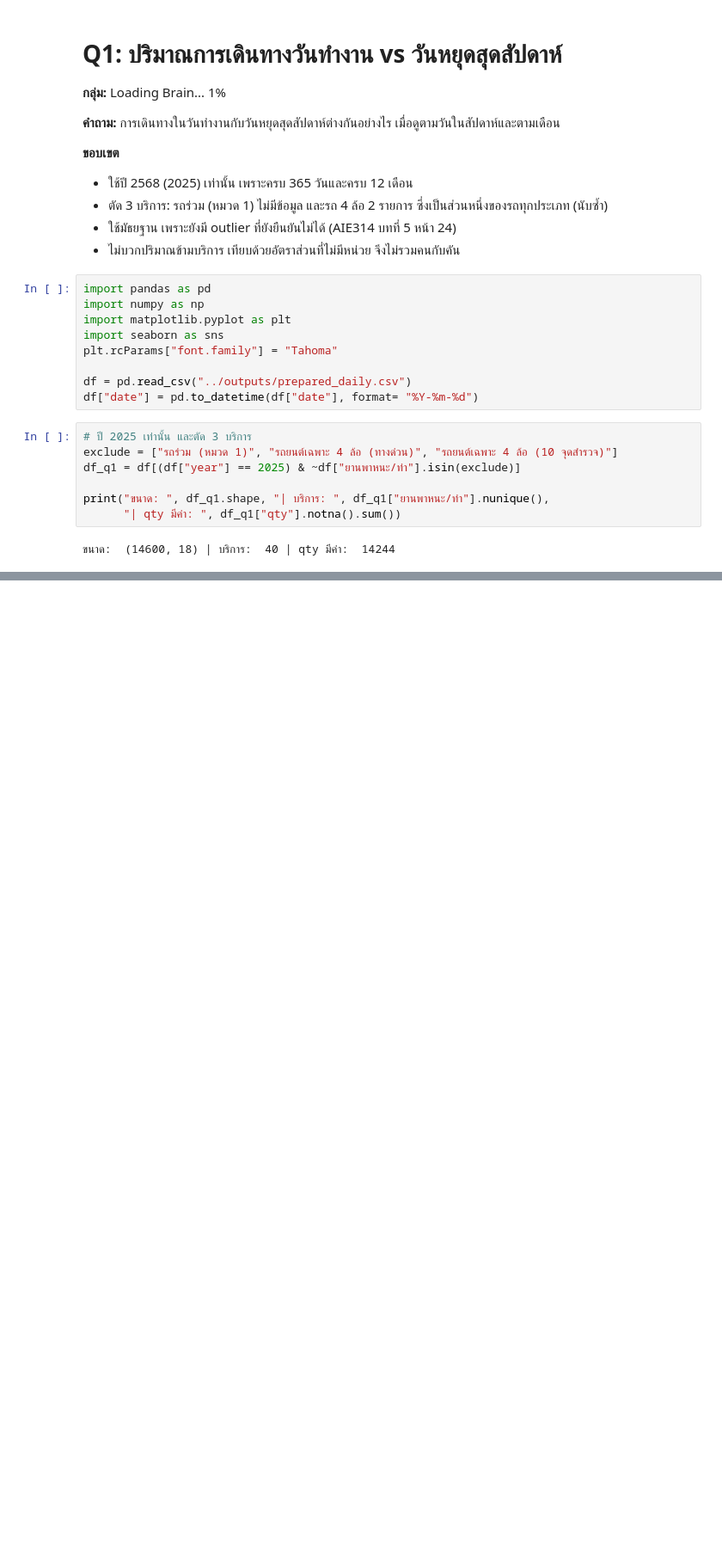
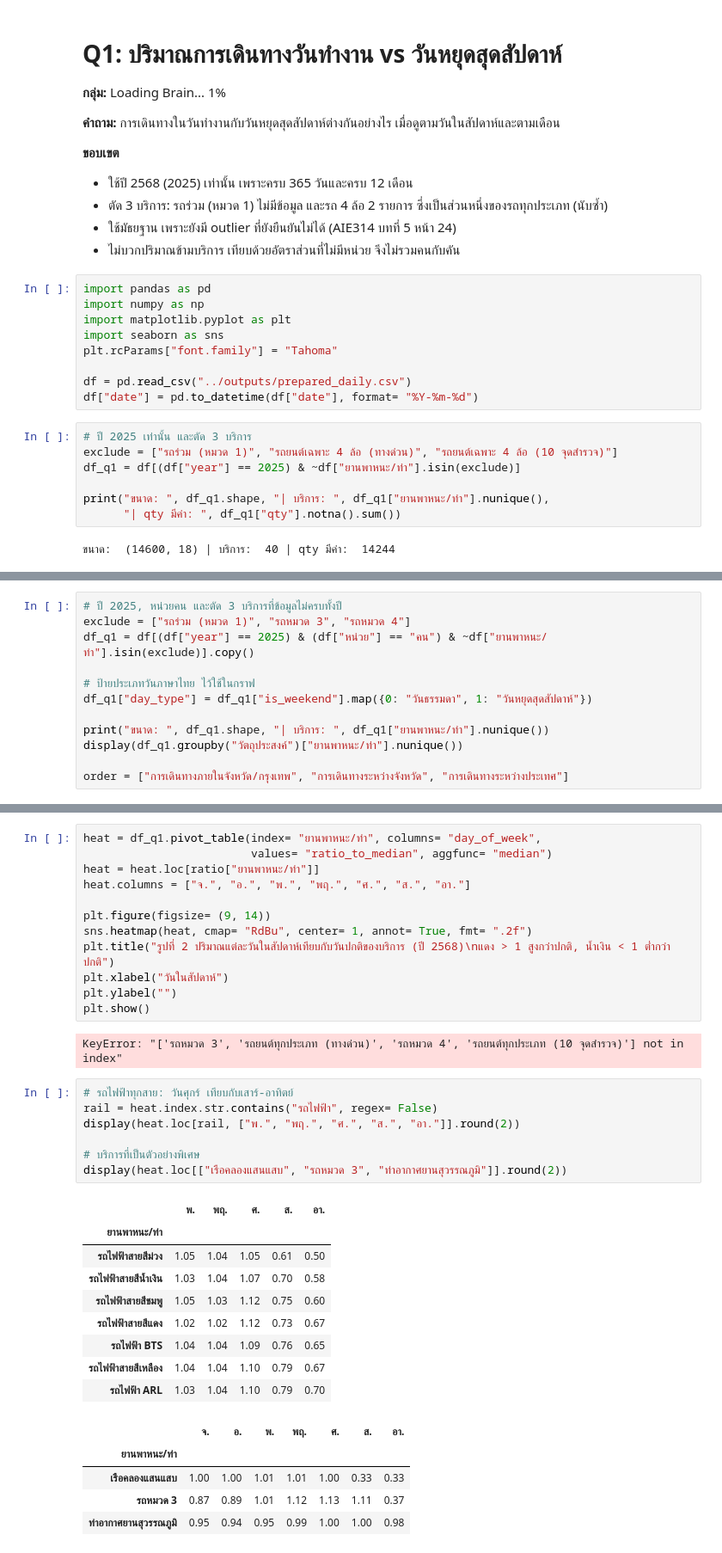
Before and after one commit to teeranai-teer/AIE314-Loading-Brain...-1percent, a Jupyter notebook: notebooks/02_Q1_Weekday_Weekend.ipynb, the cells around one changed output, grey strips where cells are left out. Shown at 86% size. Drawn from its saved outputs; the diff is of its cells as text; blank space fills up the shorter version.

```diff
--- a/notebooks/02_Q1_Weekday_Weekend.ipynb
+++ b/notebooks/02_Q1_Weekday_Weekend.ipynb
@@ -29,0 +38,12 @@ print("ขนาด: ", df_q1.shape, "| บริการ: ", df_q1["ยาน
+# %%
+# ปี 2025, หน่วยคน และตัด 3 บริการที่ข้อมูลไม่ครบทั้งปี
+exclude = ["รถร่วม (หมวด 1)", "รถหมวด 3", "รถหมวด 4"]
+df_q1 = df[(df["year"] == 2025) & (df["หน่วย"] == "คน") & ~df["ยานพาหนะ/ท่า"].isin(exclude)].copy()
+
+# ป้ายประเภทวันภาษาไทย ไว้ใช้ในกราฟ
+df_q1["day_type"] = df_q1["is_weekend"].map({0: "วันธรรมดา", 1: "วันหยุดสุดสัปดาห์"})
+
+print("ขนาด: ", df_q1.shape, "| บริการ: ", df_q1["ยานพาหนะ/ท่า"].nunique())
+display(df_q1.groupby("วัตถุประสงค์")["ยานพาหนะ/ท่า"].nunique())
+
+order = ["การเดินทางภายในจังหวัด/กรุงเทพ", "การเดินทางระหว่างจังหวัด", "การเดินทางระหว่างประเทศ"]
@@ -29,0 +122,36 @@ print("ขนาด: ", df_q1.shape, "| บริการ: ", df_q1["ยาน
+# %%
+heat = df_q1.pivot_table(index= "ยานพาหนะ/ท่า", columns= "day_of_week",
+                         values= "ratio_to_median", aggfunc= "median")
+heat = heat.loc[ratio["ยานพาหนะ/ท่า"]]
+heat.columns = ["จ.", "อ.", "พ.", "พฤ.", "ศ.", "ส.", "อา."]
+
+plt.figure(figsize= (9, 14))
+sns.heatmap(heat, cmap= "RdBu", center= 1, annot= True, fmt= ".2f")
+plt.title("รูปที่ 2 ปริมาณแต่ละวันในสัปดาห์เทียบกับวันปกติของบริการ (ปี 2568)\nแดง > 1 สูงกว่าปกติ, น้ำเงิน < 1 ต่ำกว่าปกติ")
+plt.xlabel("วันในสัปดาห์")
+plt.ylabel("")
+plt.show()
+# %% [output]
+KeyError: "['รถหมวด 3', 'รถยนต์ทุกประเภท (ทางด่วน)', 'รถหมวด 4', 'รถยนต์ทุกประเภท (10 จุดสำรวจ)'] not in index"
+# %%
+# รถไฟฟ้าทุกสาย: วันศุกร์ เทียบกับเสาร์-อาทิตย์
+rail = heat.index.str.contains("รถไฟฟ้า", regex= False)
+display(heat.loc[rail, ["พ.", "พฤ.", "ศ.", "ส.", "อา."]].round(2))
+
+# บริการที่เป็นตัวอย่างพิเศษ
+display(heat.loc[["เรือคลองแสนแสบ", "รถหมวด 3", "ท่าอากาศยานสุวรรณภูมิ"]].round(2))
+# %% [output]
+|  | พ. | พฤ. | ศ. | ส. | อา. |
+| ยานพาหนะ/ท่า |  |  |  |  |  |
+| รถไฟฟ้าสายสีม่วง | 1.05 | 1.04 | 1.05 | 0.61 | 0.50 |
+| รถไฟฟ้าสายสีน้ำเงิน | 1.03 | 1.04 | 1.07 | 0.70 | 0.58 |
+| รถไฟฟ้าสายสีชมพู | 1.05 | 1.03 | 1.12 | 0.75 | 0.60 |
+| รถไฟฟ้าสายสีแดง | 1.02 | 1.02 | 1.12 | 0.73 | 0.67 |
+| รถไฟฟ้า BTS | 1.04 | 1.04 | 1.09 | 0.76 | 0.65 |
+| รถไฟฟ้าสายสีเหลือง | 1.04 | 1.04 | 1.10 | 0.79 | 0.67 |
+| รถไฟฟ้า ARL | 1.03 | 1.04 | 1.10 | 0.79 | 0.70 |
+|  | จ. | อ. | พ. | พฤ. | ศ. | ส. | อา. |
+| ยานพาหนะ/ท่า |  |  |  |  |  |  |  |
+| เรือคลองแสนแสบ | 1.00 | 1.00 | 1.01 | 1.01 | 1.00 | 0.33 | 0.33 |
+| รถหมวด 3 | 0.87 | 0.89 | 1.01 | 1.12 | 1.13 | 1.11 | 0.37 |
+| ท่าอากาศยานสุวรรณภูมิ | 0.95 | 0.94 | 0.95 | 0.99 | 1.00 | 1.00 | 0.98 |
```
Also changed, not shown: parts of 12 cells of this notebook, 2 other files.
